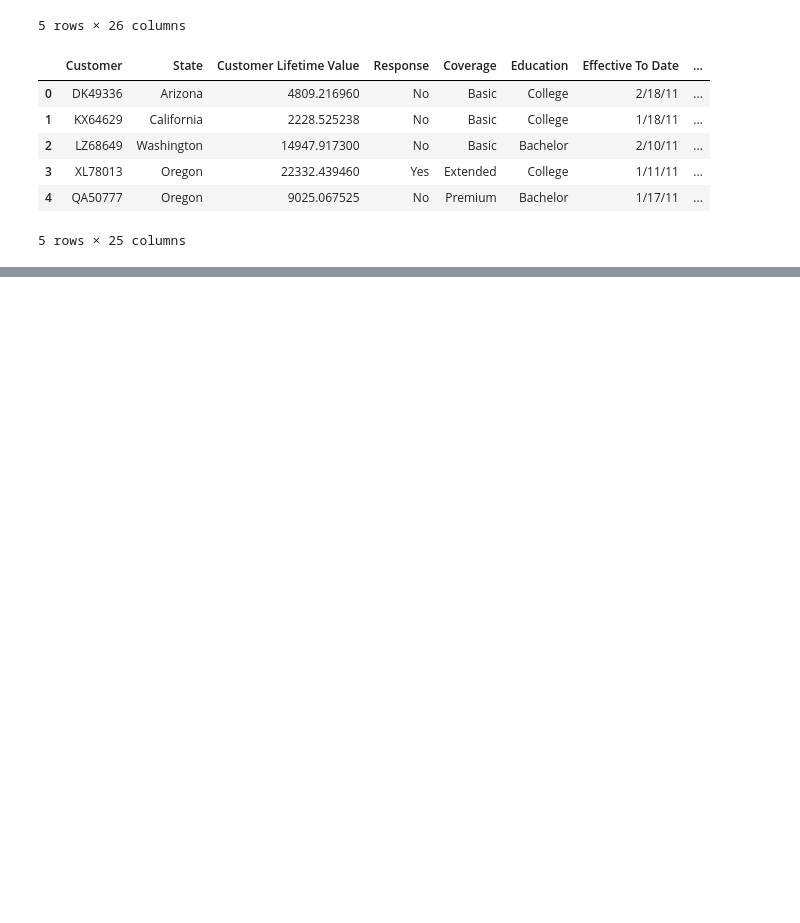
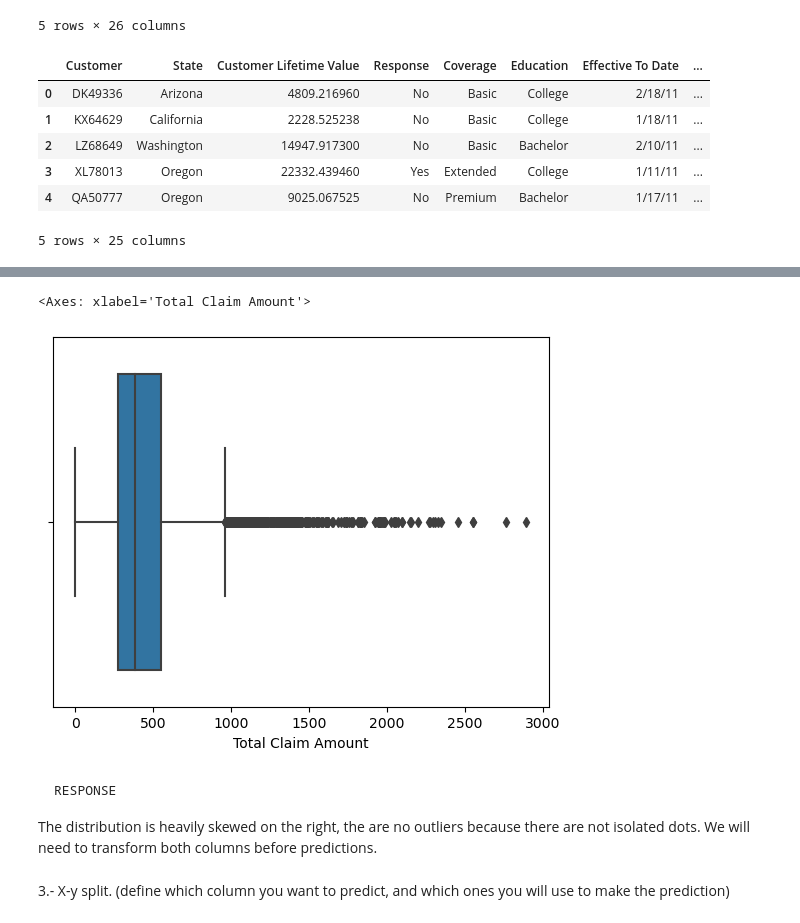
Before and after one commit to marina-lc16/Language_Model_API, a Jupyter notebook: Week_2/Day_2/Morning/lab-model-generation-and-validation/lab-model-generation-and-validation.ipynb, the cells around one changed output, grey strips where cells are left out. Drawn from its saved outputs; the diff is of its cells as text; code cells hidden in the pictures; blank space fills up the shorter version.

```diff
--- a/Week_2/Day_2/Morning/lab-model-generation-and-validation/lab-model-generation-and-validation.ipynb
+++ b/Week_2/Day_2/Morning/lab-model-generation-and-validation/lab-model-generation-and-validation.ipynb
@@ -470,0 +514,11 @@ generation.head()
+# %%
+sns.boxplot(data=generation1, x="Total Claim Amount")
+# %% [output]
+<Axes: xlabel='Total Claim Amount'>
+[figure, added]
+# %% [markdown]
+    RESPONSE
+
+The distribution is heavily skewed on the right, the are no outliers because there are not isolated dots. We will need to transform both columns before predictions.
+# %% [markdown]
+3.- X-y split. (define which column you want to predict, and which ones you will use to make the prediction)
```
Also changed, not shown: parts of 43 cells of this notebook.
